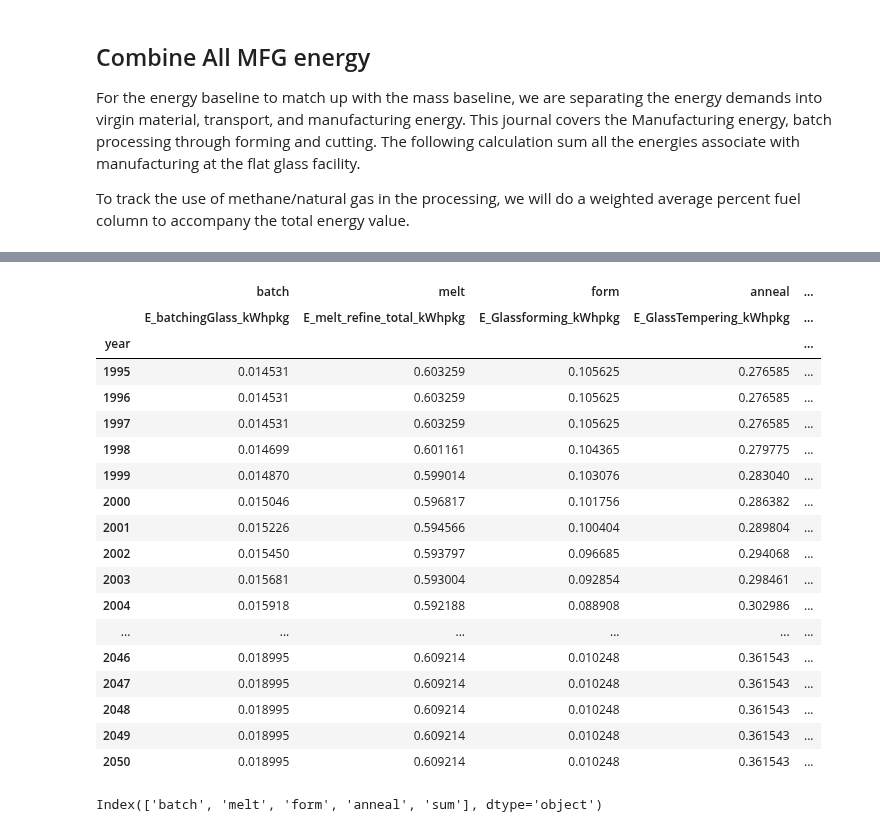
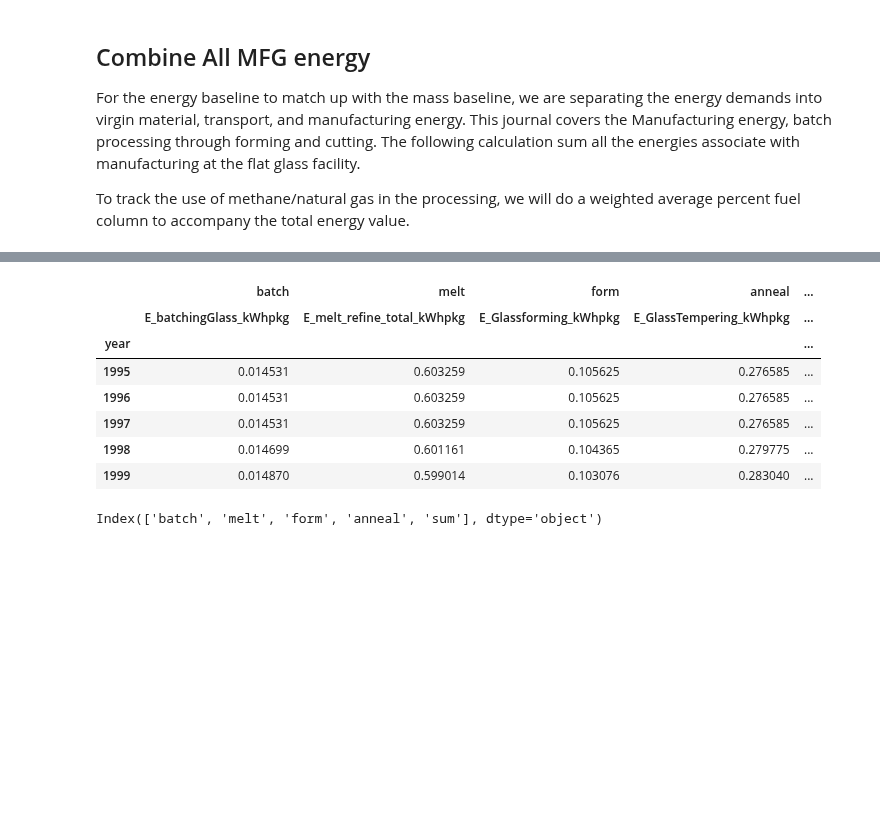
Before and after one commit to NREL/PV_ICE, a Jupyter notebook: docs/tutorials/baseline development documentation/(baseline development) Energy Glass Batch Prep - Post Forming.ipynb, the cells around one changed output, grey strips where cells are left out. Drawn from its saved outputs; the diff is of its cells as text; code cells hidden in the pictures; blank space fills up the shorter version.

```diff
--- a/docs/tutorials/baseline development documentation/(baseline development) Energy Glass Batch Prep - Post Forming.ipynb
+++ b/docs/tutorials/baseline development documentation/(baseline development) Energy Glass Batch Prep - Post Forming.ipynb
@@ -305,29 +261,18 @@ energies_mfg_glass
 # %%
 #Take weighted average of PRCT Fuel by energy step
 wting_factors = energies_mfg_glass.filter(like='E_')
 wting_factors = wting_factors.div(energies_mfg_glass['sum','E_mfg_glass_kWhpkg'], axis=0)
 #wting_factors.drop('E_mfg_glass_kWhpkg', axis=1, inplace=True)
-wting_factors
+wting_factors.head(5)
 # %% [output]
 |  | batch | melt | form | anneal | ... |
 |  | E_batchingGlass_kWhpkg | E_melt_refine_total_kWhpkg | E_Glassforming_kWhpkg | E_GlassTempering_kWhpkg | ... |
 | year |  |  |  |  | ... |
 | 1995 | 0.014531 | 0.603259 | 0.105625 | 0.276585 | ... |
 | 1996 | 0.014531 | 0.603259 | 0.105625 | 0.276585 | ... |
 | 1997 | 0.014531 | 0.603259 | 0.105625 | 0.276585 | ... |
 | 1998 | 0.014699 | 0.601161 | 0.104365 | 0.279775 | ... |
 | 1999 | 0.014870 | 0.599014 | 0.103076 | 0.283040 | ... |
-| 2000 | 0.015046 | 0.596817 | 0.101756 | 0.286382 | ... |
-| 2001 | 0.015226 | 0.594566 | 0.100404 | 0.289804 | ... |
-| 2002 | 0.015450 | 0.593797 | 0.096685 | 0.294068 | ... |
-| 2003 | 0.015681 | 0.593004 | 0.092854 | 0.298461 | ... |
-| 2004 | 0.015918 | 0.592188 | 0.088908 | 0.302986 | ... |
-| ... | ... | ... | ... | ... | ... |
-| 2046 | 0.018995 | 0.609214 | 0.010248 | 0.361543 | ... |
-| 2047 | 0.018995 | 0.609214 | 0.010248 | 0.361543 | ... |
-| 2048 | 0.018995 | 0.609214 | 0.010248 | 0.361543 | ... |
-| 2049 | 0.018995 | 0.609214 | 0.010248 | 0.361543 | ... |
-| 2050 | 0.018995 | 0.609214 | 0.010248 | 0.361543 | ... |
 # %%
 fuel_fraction = energies_mfg_glass.filter(like='Prct_')
 fuel_fraction.columns.levels[0]
```
Also changed, not shown: parts of 6 cells of this notebook, 2 other files.
